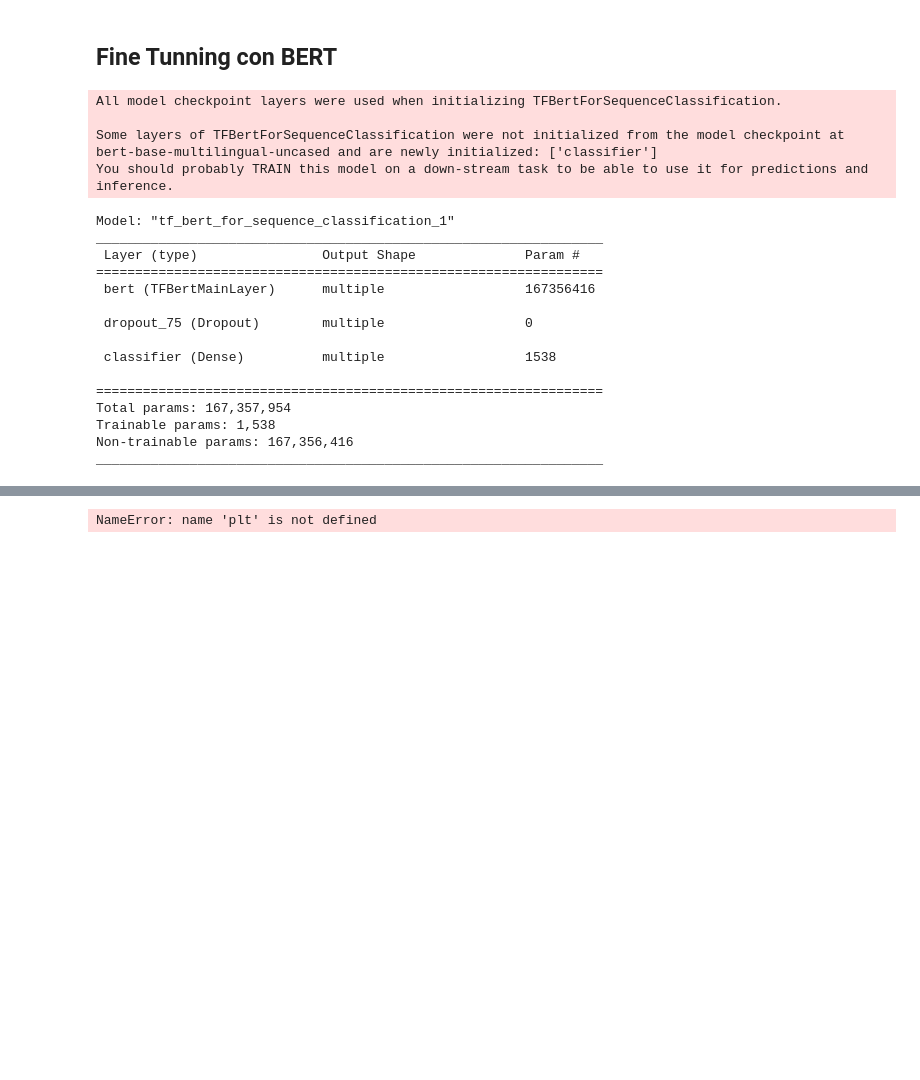
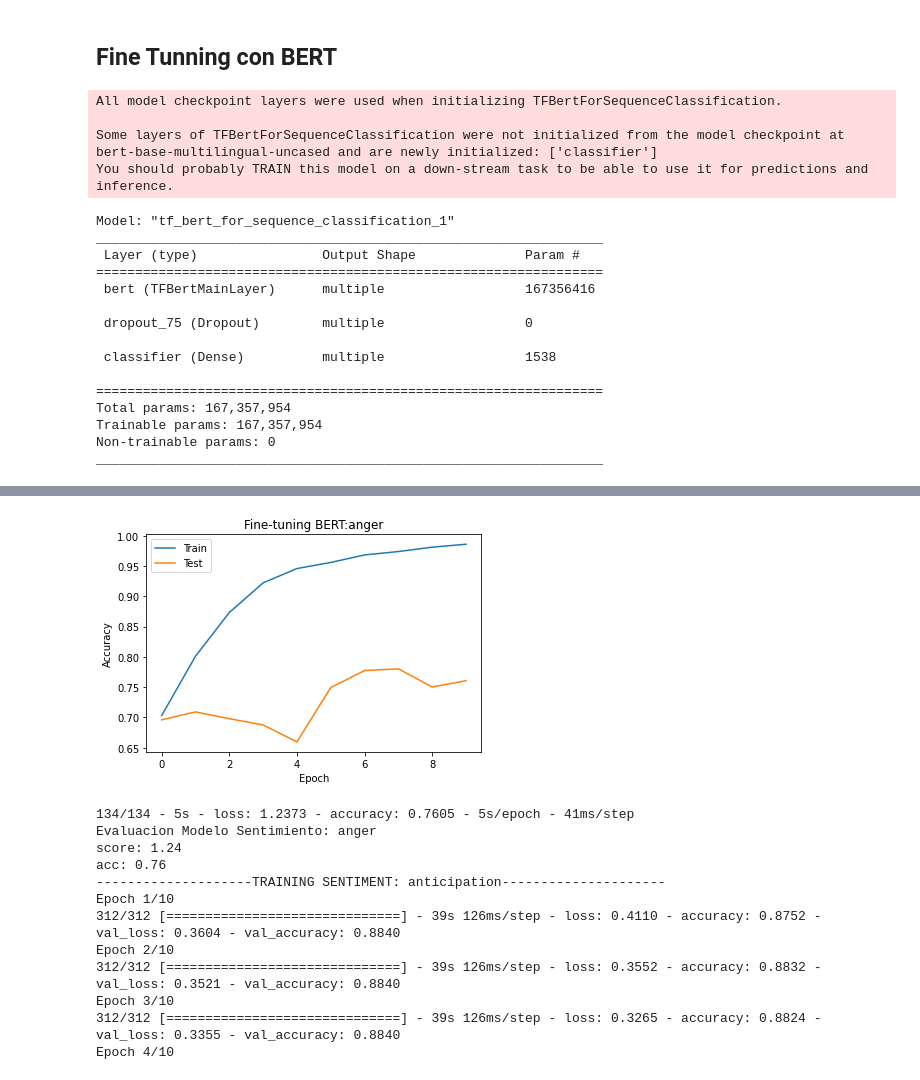
Before and after one commit to urvog/NLP-Sentiment-Analysis, a Jupyter notebook: NLP_BERT_Fine_Tuning_All.ipynb, the cells around one changed output, grey strips where cells are left out. Cells and saved outputs as stored; diff of their text form; code cells hidden in the pictures; blank space fills up the shorter version.

```diff
--- a/NLP_BERT_Fine_Tuning_All.ipynb
+++ b/NLP_BERT_Fine_Tuning_All.ipynb
@@ -55,8 +76,10 @@ def clean_text(text):
 #definimos modelo de clasificación
 config = BertConfig.from_pretrained(nombre_modelo, hidden_dropout_prob=0.1, num_labels=2)
 model = TFBertForSequenceClassification.from_pretrained(nombre_modelo, config=config)
-model.bert.trainable = False #congelamos la actualización de las capas del BERT
+model.bert.trainable = True #Forzamos a entrenar, puesto que congelando no aprende el modelo
+
 # recommended learning rate for Adam 5e-5, 3e-5, 2e-5
+
 learning_rate = 2e-5
 
 optimizer = tf.keras.optimizers.Adam(learning_rate=learning_rate, epsilon=1e-08)
@@ -84,12 +107,27 @@ _________________________________________________________________
 
 =================================================================
 Total params: 167,357,954
-Trainable params: 1,538
-Non-trainable params: 167,356,416
+Trainable params: 167,357,954
+Non-trainable params: 0
 _________________________________________________________________
 # %%
+from timeit import default_timer as timer
+
+start = timer()
+
 #main Loop
+df_test = pd.read_csv('data/sem_eval_test_blank_es.csv')
 tokenizer = BertTokenizer.from_pretrained(nombre_modelo)
+
+EPOCHS = 10
+
+#preparamos el final test
+df_test.Tweet = df_test.Tweet.apply(clean_text)
+df_test = df_test[df_test['Tweet']!='']
+
+final_predictions = []
+
+
 
 for data in sent_list:
     ###PREPARANDO EL DATASET-------------------------------------------------------------
@@ -100,13 +138,18 @@ for data in sent_list:
     df = df[df['Tweet']!='']
     #el conjunto de salida es la polaridad, hay que convertir a binario
     #codificamos 'P' como 1 y 'N' se queda como 0
-    Y=df.anger
+    Y=df.iloc[:,1:]
 
     #Separamos entrenamiento y test
     #realmente habría que sacar los tokens sólo del conjunto de entrenamiento...
     X_train_tweets, X_test_tweets, Y_train, Y_test = train_test_split(df.Tweet,Y, test_size = 0.3, random_state = 42)
-    print(X_train_tweets.shape,Y_train.shape)
-    print(X_test_tweets.shape,Y_test.shape)
+    #print(X_train_tweets.shape,Y_train.shape)
+    #print(X_test_tweets.shape,Y_test.shape)
+
+    #preparamos el final test
+    df_test.Tweet = df_test.Tweet.apply(clean_text)
+    df_test = df_test[df_test['Tweet']!='']
+    #print(df_test.Tweet.shape)
 
     ##PREPARAMOS LOS DATOS PARA ENTRADA AL MODELO-----------------------------------------
     #Tokenizamos y codificamos como Dataset
@@ -114,6 +157,7 @@ for data in sent_list:
     train_encodings = tokenizer(X_train_tweets.to_list(), truncation=True, padding=True, return_tensors="tf")
     MAX_SEQUENCE_LENGTH=train_encodings['input_ids'].shape[1]
     test_encodings = tokenizer(X_test_tweets.to_list(), truncation=True, padding='max_length', max_length=MAX_SEQUENCE_LENGTH, return_tensors="tf")
+    test_final_encondings = tokenizer(df_test.Tweet.to_list(), truncation=True, padding='max_length', max_length=MAX_SEQUENCE_LENGTH, return_tensors="tf")
 
     train_dataset = tf.data.Dataset.from_tensor_slices((
         dict(train_encodings),
@@ -124,11 +168,16 @@ for data in sent_list:
         Y_test
     ))
 
+    final_test_dataset = tf.data.Dataset.from_tensor_slices((
+        dict(test_final_encondings),
+    ))
+
+
     ##TRAINING----------------------------------------------------------------------------
     batch_size=8
 
-    print("Training Sentiment: "+data)
-    history=model.fit(train_dataset.batch(batch_size), epochs=5, batch_size=batch_size, validation_data=test_dataset.batch(batch_size))
+    print("--------------------TRAINING SENTIMENT: "+data+"---------------------")
+    history=model.fit(train_dataset.batch(batch_size), epochs=EPOCHS, batch_size=batch_size, validation_data=test_dataset.batch(batch_size))
 
     ##VISUALIZANDO EL ENTRENAMIENTO-------------------------------------------------------
     # Plot training & validation accuracy values
@@ -140,4 +189,24 @@ for data in sent_list:
 
     plt.legend(['Train', 'Test'], loc='upper left')
     plt.show()
+
+
+    ##EVALUACION DEL MODELO -------------------------------------------------------------
+    score,acc = model.evaluate(test_dataset.batch(batch_size), verbose = 2, batch_size = batch_size)
+    print("Evaluacion Modelo Sentimiento: "+data)
+    print("score: %.2f" % (score))
+    print("acc: %.2f" % (acc))
+
+    ##PREDICTIONS FOR TEST DATASET
+    #obtenemos las predicciones del modelo sobre el dataset de test final
+    predict=model.predict(final_test_dataset.batch(batch_size))
+
+    predict_proba = tf.nn.softmax(predict.logits)
+    predict_clases = np.argmax(predict_proba, 1)
+
+    final_predictions.append(predict_clases)
+
+
+end= timer()
+print(f"finished: in {(end-start):.4f} seconds.")
 # %% [output]
@@ -157 +230,13 @@ Epoch 5/5
+[figure, added]
-NameError: name 'plt' is not defined
+134/134 - 5s - loss: 1.2373 - accuracy: 0.7605 - 5s/epoch - 41ms/step
+Evaluacion Modelo Sentimiento: anger
+score: 1.24
+acc: 0.76
+--------------------TRAINING SENTIMENT: anticipation---------------------
+Epoch 1/10
+312/312 [==============================] - 39s 126ms/step - loss: 0.4110 - accuracy: 0.8752 - val_loss: 0.3604 - val_accuracy: 0.8840
+Epoch 2/10
+312/312 [==============================] - 39s 126ms/step - loss: 0.3552 - accuracy: 0.8832 - val_loss: 0.3521 - val_accuracy: 0.8840
+Epoch 3/10
+312/312 [==============================] - 39s 126ms/step - loss: 0.3265 - accuracy: 0.8824 - val_loss: 0.3355 - val_accuracy: 0.8840
+Epoch 4/10
```
Also changed, not shown: parts of 9 cells of this notebook.
